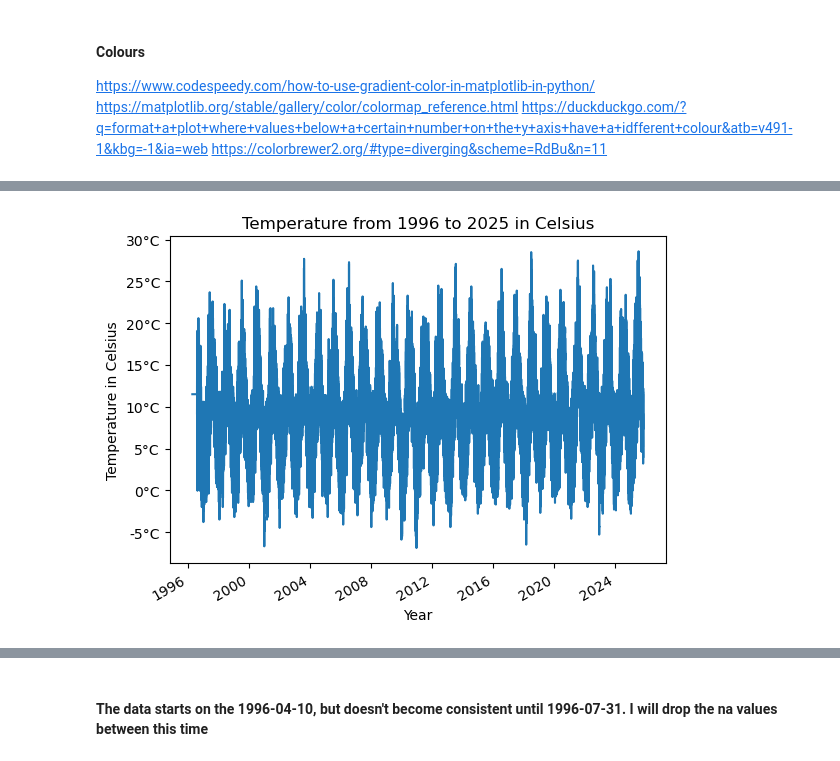
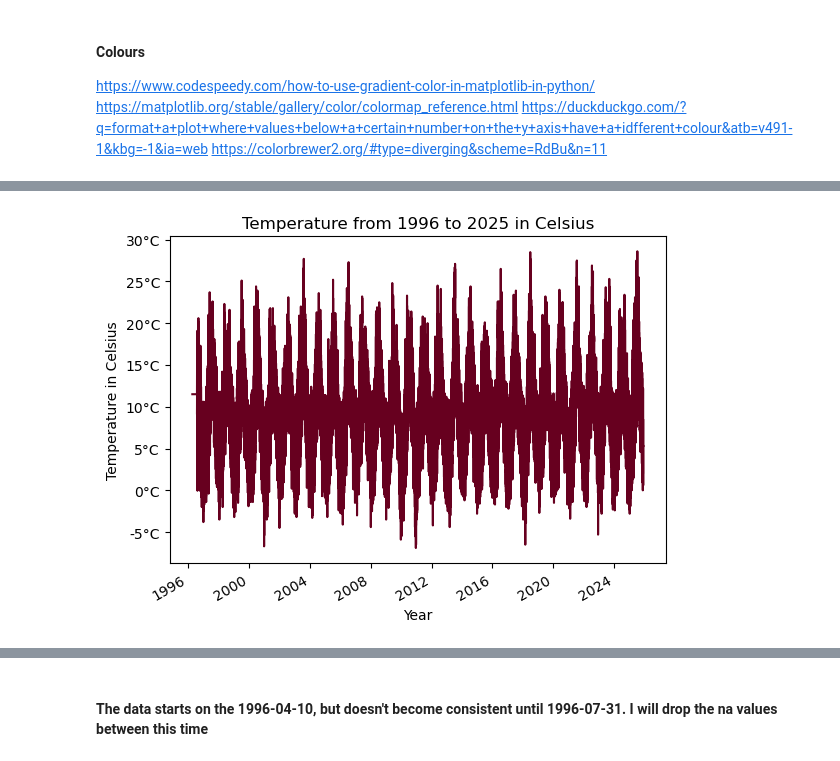
Before and after one commit to FaolanH/programming-for-data-analytics, a Jupyter notebook: pfda-assignments/assignment06_weather.ipynb, the cells around one changed output, grey strips where cells are left out. Saved outputs shown, nothing was run; the diff lists cells and outputs as text; code cells hidden in the pictures.

```diff
--- a/pfda-assignments/assignment06_weather.ipynb
+++ b/pfda-assignments/assignment06_weather.ipynb
@@ -234,17 +257,23 @@ https://colorbrewer2.org/#type=diverging&scheme=RdBu&n=11
 # %%
 # plotting the Temperature
 
+
+# (https://matplotlib.org/stable/api/_as_gen/matplotlib.colors.LinearSegmentedColormap.html)
+
 value = df['Temperature (C)']
 
-ax = df['Temperature (C)'].plot()
+
+ax = df['Temperature (C)'].plot(cmap = 'RdBu')
 
 plt.yticks ([-5,0,5,10,15,20,25,30], ['-5°C','0°C', '5°C', '10°C','15°C','20°C','25°C','30°C'])
 ax.set_xlabel('Year')
 ax.set_ylabel('Temperature in Celsius')
 ax.set_title("Temperature from 1996 to 2025 in Celsius")
+
+
 plt.show()
 # %% [output]
-[figure, old version]
+[figure, new version]
 # %%
 # Setting the mean temperature of each day
 meandaytemp = df['Temperature (C)'].resample("D").mean()
```
Also changed, not shown: parts of 11 cells of this notebook.
